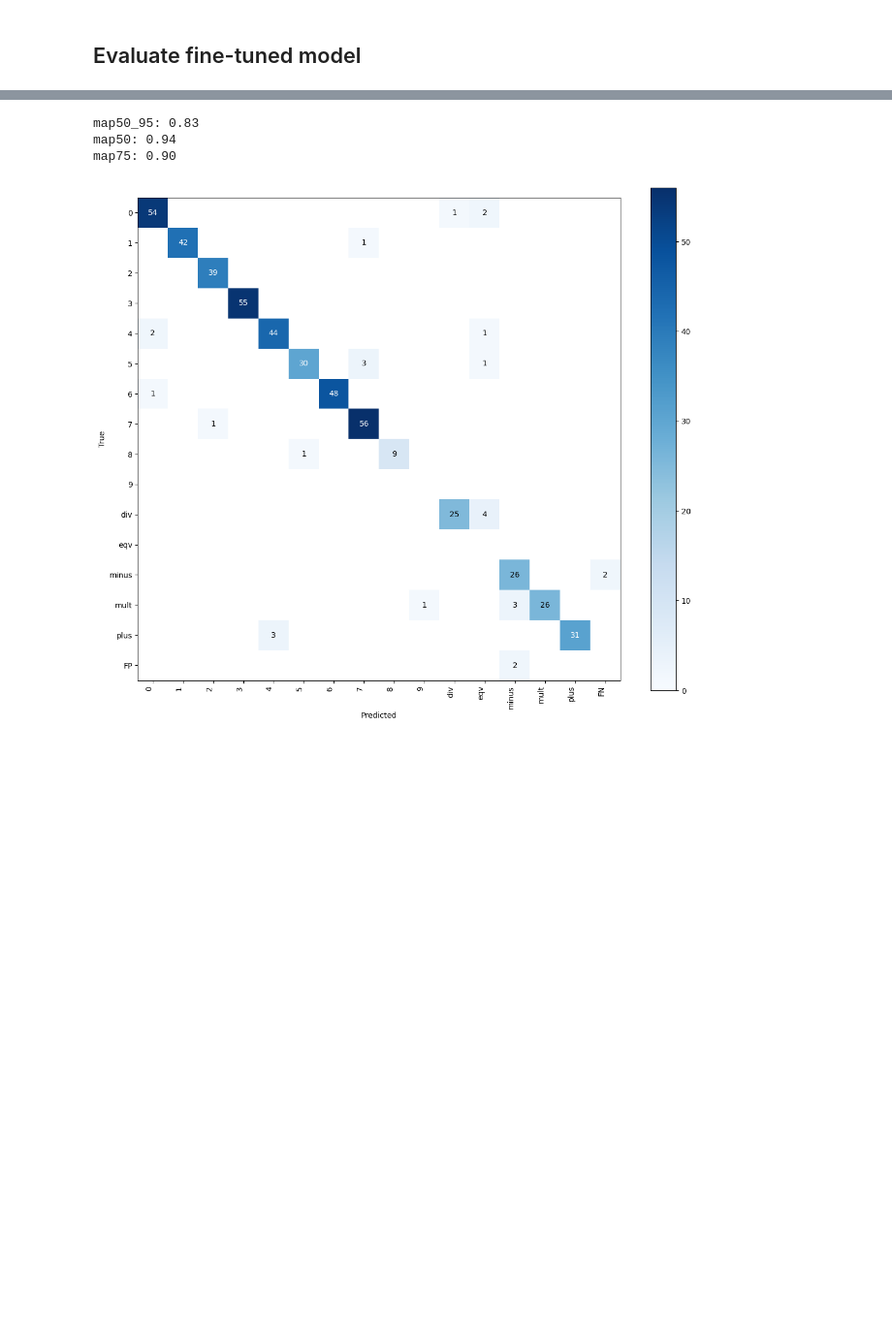
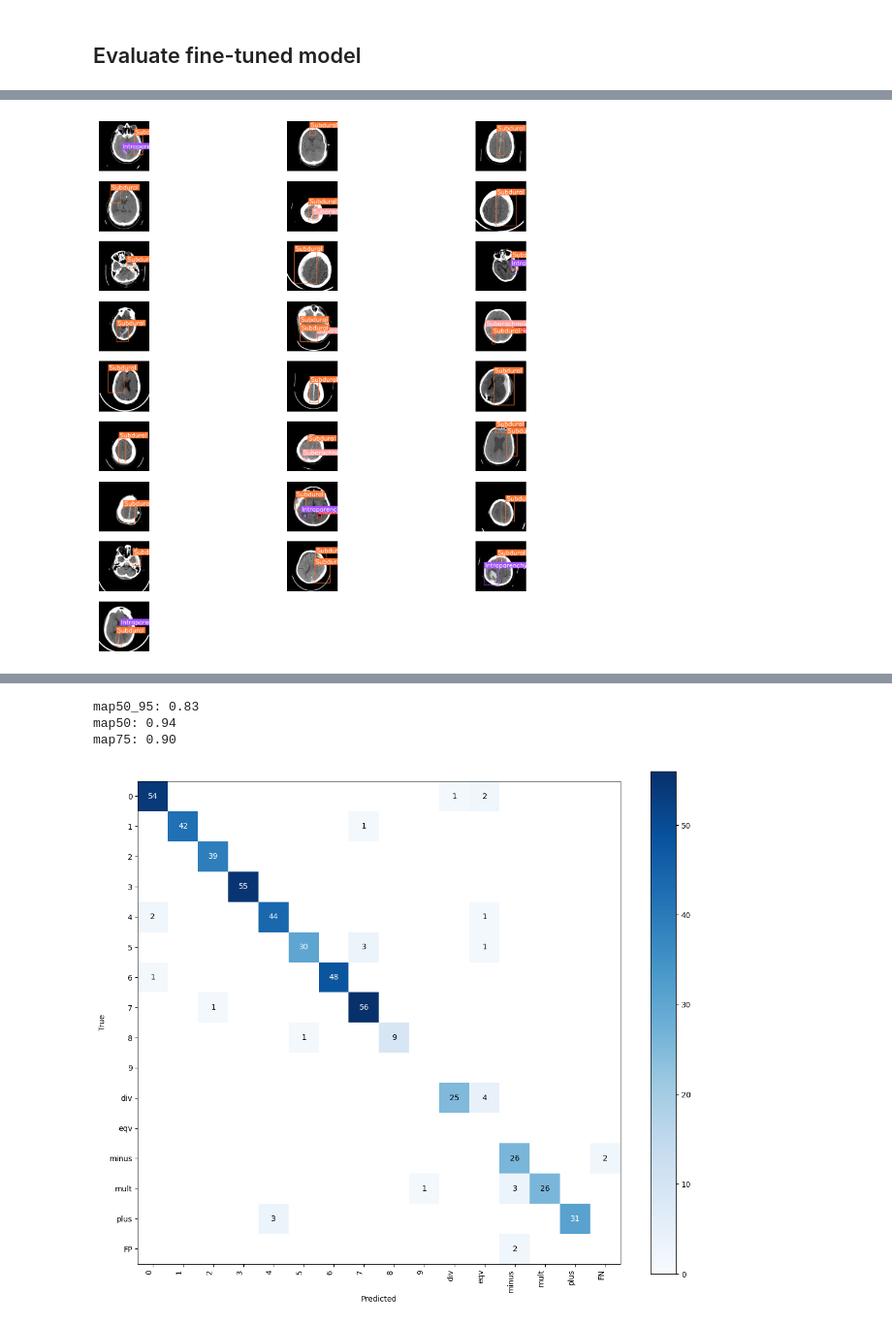
Before and after one commit to AjibolaPy/APPL-TA-WITH-LSTM, a Jupyter notebook: notebooks/how-to-finetune-paligemma-on-detection-dataset.ipynb, the cells around one changed output, grey strips where cells are left out. Shown at 97% size. Saved outputs shown, nothing was run; the diff lists cells and outputs as text; code cells hidden in the pictures; blank space fills up the shorter version.

```diff
--- a/notebooks/how-to-finetune-paligemma-on-detection-dataset.ipynb
+++ b/notebooks/how-to-finetune-paligemma-on-detection-dataset.ipynb
@@ -721,7 +721,7 @@ This process takes around 15 minutes to complete on T4 TPUs.
 %%time
 
 BATCH_SIZE = 8
-TRAIN_EXAMPLES = 1700
+TRAIN_EXAMPLES = 2000
 LEARNING_RATE = 0.005
 
 TRAIN_STEPS = TRAIN_EXAMPLES // BATCH_SIZE
@@ -825,9 +908,10 @@ display(HTML(html_out))
 # @title Collect predictions
 targets = []
 predictions = []
-
-for image, label, prediction in make_predictions(validation_data_iterator(), num_examples=512, batch_size=8):
+images=[]
+for image, label, prediction in make_predictions(validation_data_iterator(), num_examples=30, batch_size=8):
     h, w, _ = image.shape
+    images.append(image)
     target = sv.Detections.from_lmm(
         lmm='paligemma',
         result=label,
@@ -843,0 +946,74 @@ for image, label, prediction in make_predictions(validation_data_iterator(), num
+# %%
+import cv2
+import json
+import supervision as sv
+from typing import List
+import math
+
+def read_n_lines(file_path: str, n: int) -> List[str]:
+    """Reads the first n lines from a file."""
+    lines = []
+    with open(file_path, 'r') as file:
+        for _ in range(n):
+            try:
+                lines.append(next(file).strip())
+            except StopIteration:
+                break  # Stop if file has fewer than n lines
+    return lines
+
+# Load annotation lines
+annotation_file = f"{dataset.location}/dataset/_annotations.train.jsonl"
+lines = read_n_lines(annotation_file, 25)
+
+if not lines:
+    raise ValueError("No annotation data found.")
+
+# Extract class labels
+first_entry = json.loads(lines[0])
+CLASSES = first_entry.get('prefix', "").replace("detect ", "").split(" ; ")
+
+images = []
+
+for line in lines:
+    try:
+        data = json.loads(line)
+        image_path = f"{dataset.location}/dataset/{data.get('image')}"
+        image = cv2.imread(image_path)
+
+        if image is None:
+            print(f"Warning: Failed to load image {image_path}")
+            continue
+
+        h, w, _ = image.shape
+
+        # Create detections
+        detections = sv.Detections.from_lmm(
+            lmm='paligemma',
+            result=data.get('suffix', ""),
+            resolution_wh=(w, h),
+            classes=CLASSES
+        )
+
+        # Annotate image
+        box_annotator = sv.BoxAnnotator(thickness=4)
+        label_annotator = sv.LabelAnnotator(text_scale=2, text_thickness=4)
+
+        image = box_annotator.annotate(image, detections)
+        image = label_annotator.annotate(image, detections)
+
+        images.append(image)
+
+    except json.JSONDecodeError:
+        print("Warning: Skipping invalid JSON entry.")
+    except Exception as e:
+        print(f"Error processing image: {e}")
+
+# Display images in a 3-column layout
+num_images = len(images)
+num_rows = math.ceil(num_images / 3)  # Compute rows dynamically
+
+if images:
+    sv.plot_images_grid(images, (num_rows, 3))
+else:
+    print("No valid images to display.")
+# %% [output]
@@ -843,0 +1037 @@ for image, label, prediction in make_predictions(validation_data_iterator(), num
+[figure, added]
```
Also changed, not shown: parts of 5 cells of this notebook.
